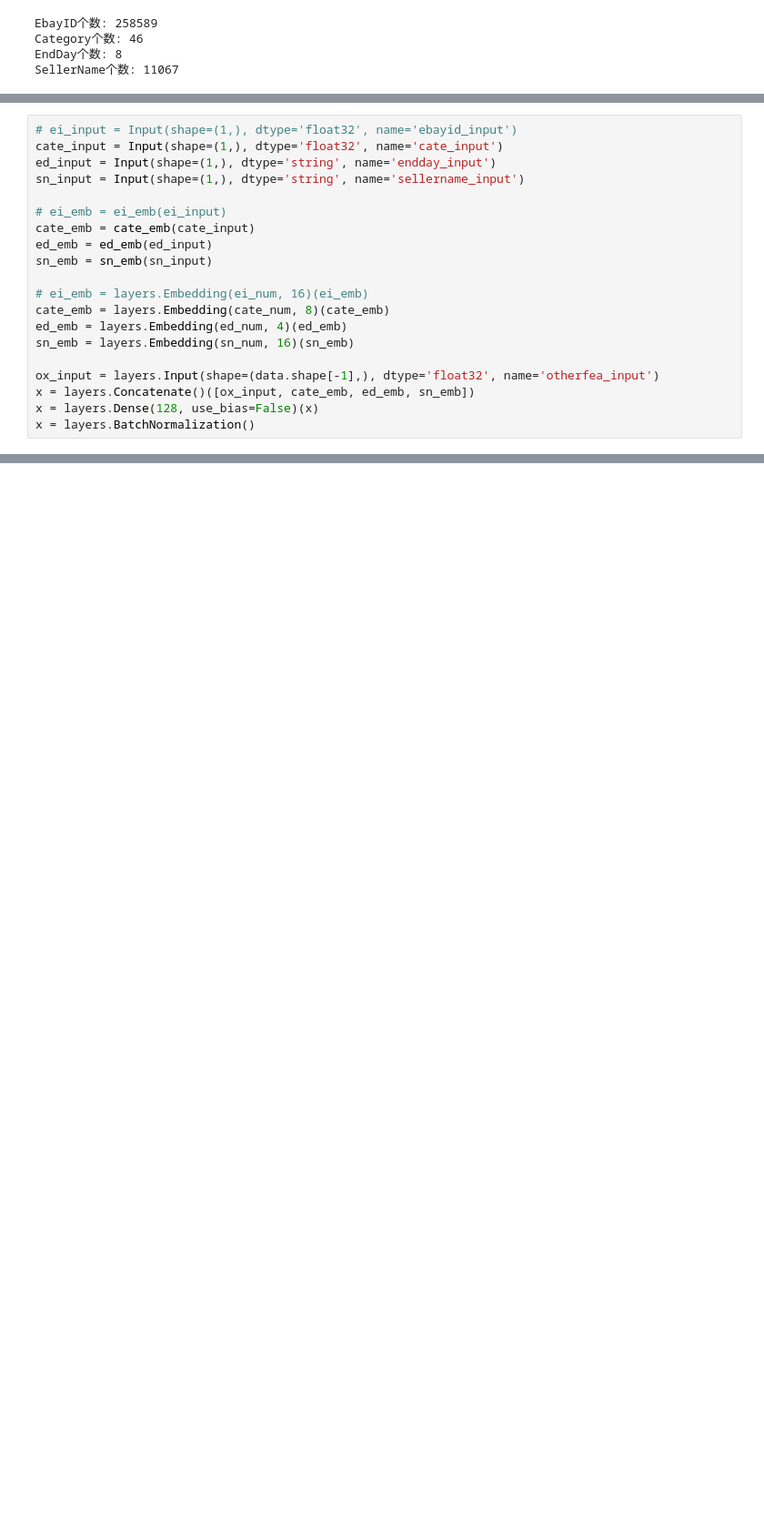
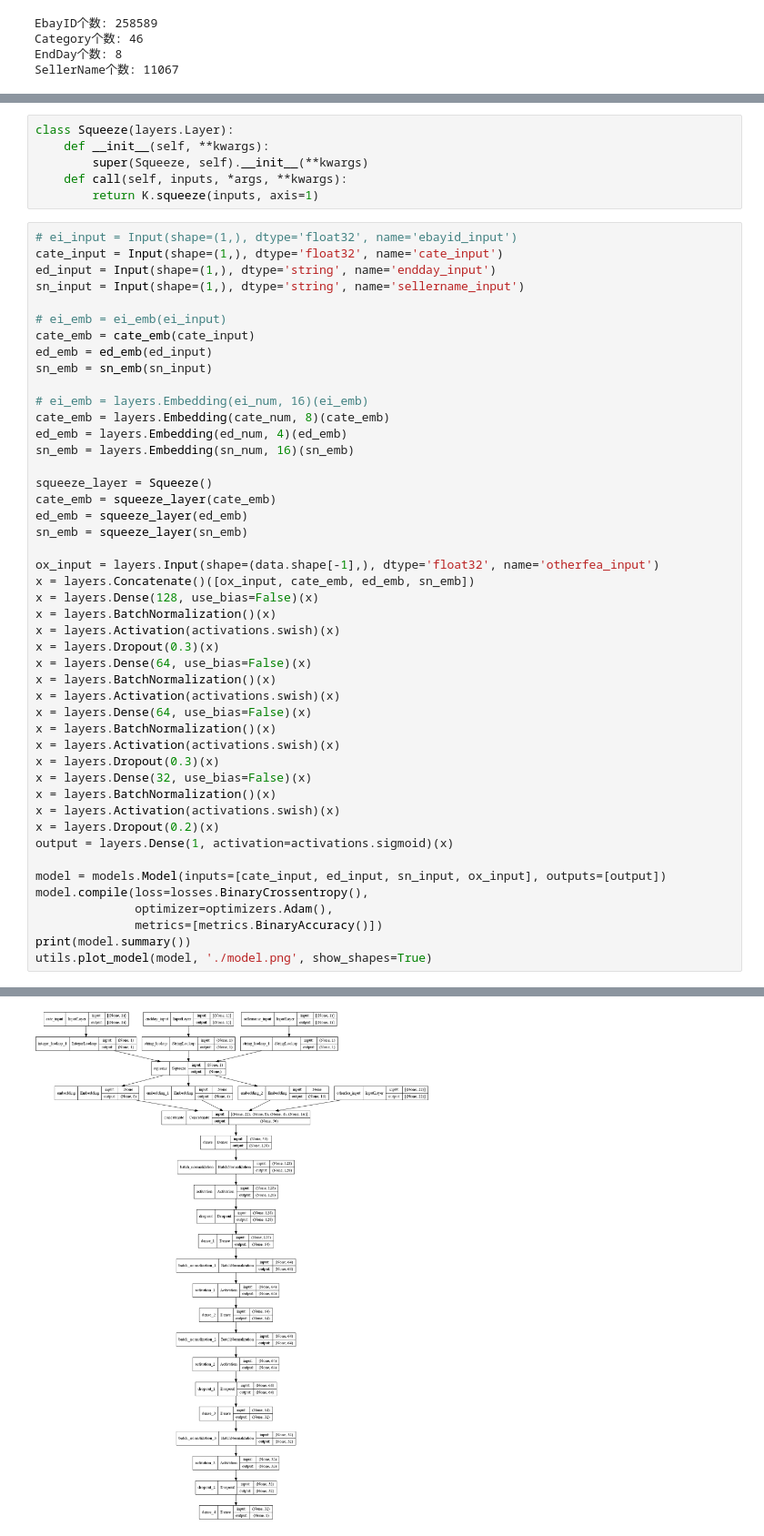
Before and after one commit to CxsGhost/X-ray_Detection, a Jupyter notebook: 云计算与大数据课/拍卖数据.ipynb, the cells around one changed output, grey strips where cells are left out. Shown: that part at 91% size. Cells and saved outputs as stored; diff of their text form; blank space fills up the shorter version.

```diff
--- a/云计算与大数据课/拍卖数据.ipynb
+++ b/云计算与大数据课/拍卖数据.ipynb
@@ -78,3 +100,9 @@ print(data)
+# %%
+class Squeeze(layers.Layer):
+    def __init__(self, **kwargs):
+        super(Squeeze, self).__init__(**kwargs)
+    def call(self, inputs, *args, **kwargs):
+        return K.squeeze(inputs, axis=1)
 # %%
 # ei_input = Input(shape=(1,), dtype='float32', name='ebayid_input')
 cate_input = Input(shape=(1,), dtype='float32', name='cate_input')
@@ -91,7 +119,34 @@ cate_emb = layers.Embedding(cate_num, 8)(cate_emb)
 ed_emb = layers.Embedding(ed_num, 4)(ed_emb)
 sn_emb = layers.Embedding(sn_num, 16)(sn_emb)
 
+squeeze_layer = Squeeze()
+cate_emb = squeeze_layer(cate_emb)
+ed_emb = squeeze_layer(ed_emb)
+sn_emb = squeeze_layer(sn_emb)
+
 ox_input = layers.Input(shape=(data.shape[-1],), dtype='float32', name='otherfea_input')
 x = layers.Concatenate()([ox_input, cate_emb, ed_emb, sn_emb])
 x = layers.Dense(128, use_bias=False)(x)
-x = layers.BatchNormalization()
+x = layers.BatchNormalization()(x)
+x = layers.Activation(activations.swish)(x)
+x = layers.Dropout(0.3)(x)
+x = layers.Dense(64, use_bias=False)(x)
+x = layers.BatchNormalization()(x)
+x = layers.Activation(activations.swish)(x)
+x = layers.Dense(64, use_bias=False)(x)
+x = layers.BatchNormalization()(x)
+x = layers.Activation(activations.swish)(x)
+x = layers.Dropout(0.3)(x)
+x = layers.Dense(32, use_bias=False)(x)
+x = layers.BatchNormalization()(x)
+x = layers.Activation(activations.swish)(x)
+x = layers.Dropout(0.2)(x)
+output = layers.Dense(1, activation=activations.sigmoid)(x)
+
+model = models.Model(inputs=[cate_input, ed_input, sn_input, ox_input], outputs=[output])
+model.compile(loss=losses.BinaryCrossentropy(),
+              optimizer=optimizers.Adam(),
+              metrics=[metrics.BinaryAccuracy()])
+print(model.summary())
+utils.plot_model(model, './model.png', show_shapes=True)
+# %% [output]
@@ -97,0 +170 @@ x = layers.BatchNormalization()
+[figure, added]
```
Also changed, not shown: parts of 7 cells of this notebook.
